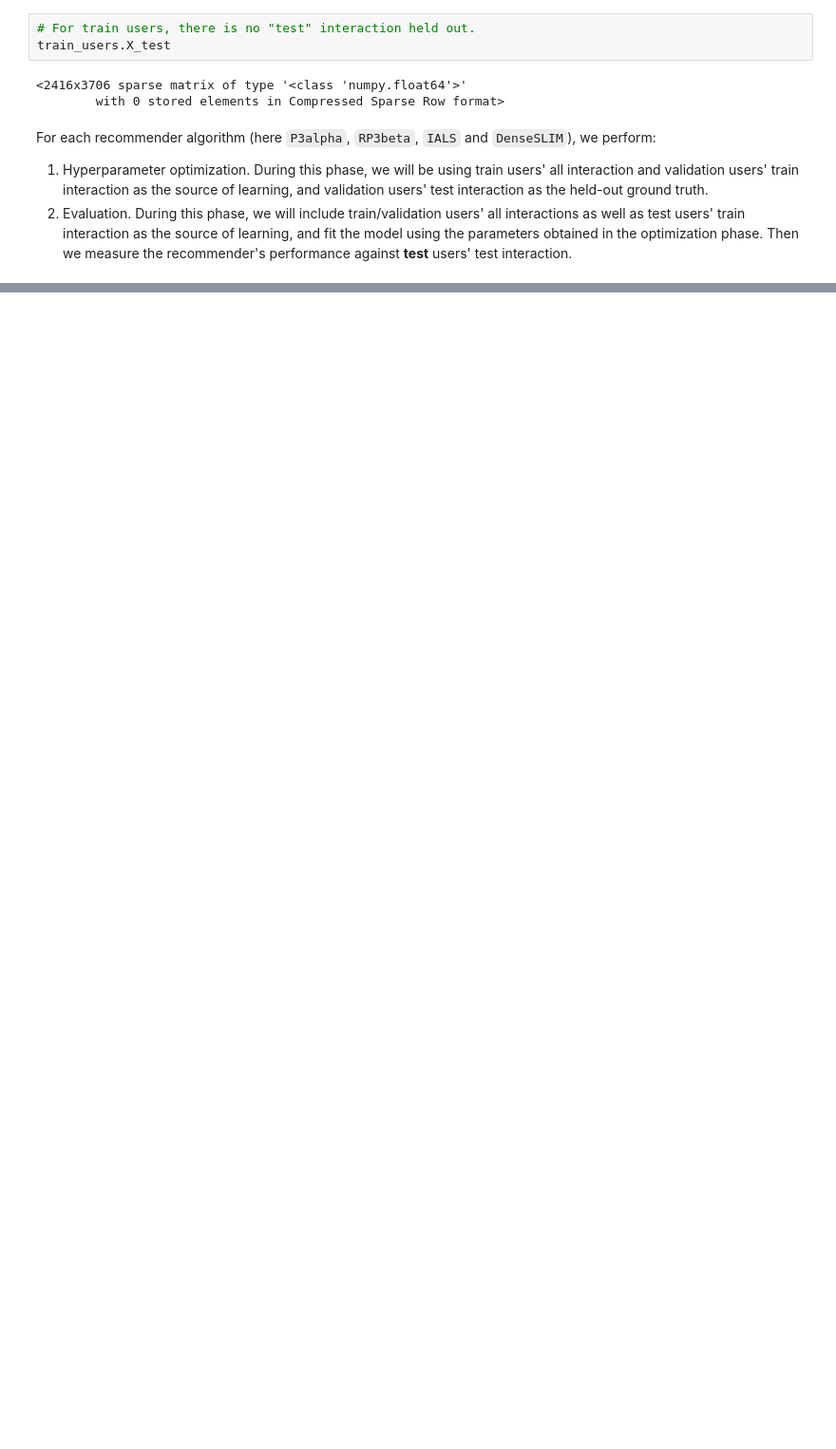
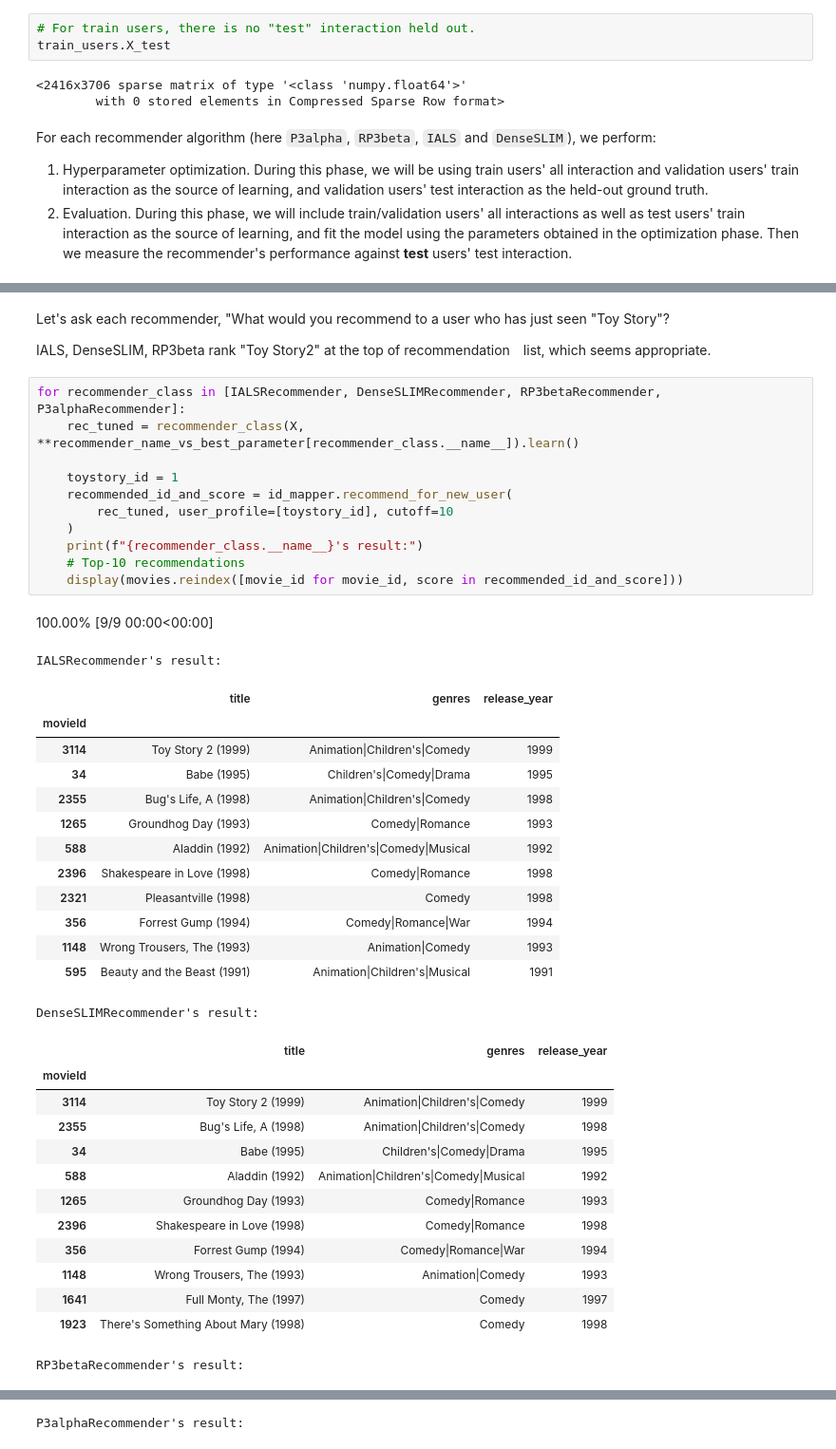
Before and after one commit to tohtsky/irspack, a Jupyter notebook: examples/hyperparameter-optimization.ipynb, the cells around one changed output, grey strips where cells are left out. Shown at 95% size. Cells and saved outputs as stored; diff of their text form; blank space fills up the shorter version.

```diff
--- a/examples/hyperparameter-optimization.ipynb
+++ b/examples/hyperparameter-optimization.ipynb
@@ -261,0 +240,44 @@ pd.DataFrame(test_results)
+# %% [markdown]
+Let's ask each recommender, "What would you recommend to a user who has just seen "Toy Story"?
+
+IALS, DenseSLIM, RP3beta rank "Toy Story2" at the top of recommendation　list, which seems appropriate.
+# %%
+for recommender_class in [IALSRecommender, DenseSLIMRecommender, RP3betaRecommender, P3alphaRecommender]:
+    rec_tuned = recommender_class(X, **recommender_name_vs_best_parameter[recommender_class.__name__]).learn()
+
+    toystory_id = 1
+    recommended_id_and_score = id_mapper.recommend_for_new_user(
+        rec_tuned, user_profile=[toystory_id], cutoff=10
+    )
+    print(f"{recommender_class.__name__}'s result:")
+    # Top-10 recommendations
+    display(movies.reindex([movie_id for movie_id, score in recommended_id_and_score]))
+# %% [output]
+100.00% [9/9 00:00<00:00]
+IALSRecommender's result:
+|  | title | genres | release_year |
+| movieId |  |  |  |
+| 3114 | Toy Story 2 (1999) | Animation|Children's|Comedy | 1999 |
+| 34 | Babe (1995) | Children's|Comedy|Drama | 1995 |
+| 2355 | Bug's Life, A (1998) | Animation|Children's|Comedy | 1998 |
+| 1265 | Groundhog Day (1993) | Comedy|Romance | 1993 |
+| 588 | Aladdin (1992) | Animation|Children's|Comedy|Musical | 1992 |
+| 2396 | Shakespeare in Love (1998) | Comedy|Romance | 1998 |
+| 2321 | Pleasantville (1998) | Comedy | 1998 |
+| 356 | Forrest Gump (1994) | Comedy|Romance|War | 1994 |
+| 1148 | Wrong Trousers, The (1993) | Animation|Comedy | 1993 |
+| 595 | Beauty and the Beast (1991) | Animation|Children's|Musical | 1991 |
+DenseSLIMRecommender's result:
+|  | title | genres | release_year |
+| movieId |  |  |  |
+| 3114 | Toy Story 2 (1999) | Animation|Children's|Comedy | 1999 |
+| 2355 | Bug's Life, A (1998) | Animation|Children's|Comedy | 1998 |
+| 34 | Babe (1995) | Children's|Comedy|Drama | 1995 |
+| 588 | Aladdin (1992) | Animation|Children's|Comedy|Musical | 1992 |
+| 1265 | Groundhog Day (1993) | Comedy|Romance | 1993 |
+| 2396 | Shakespeare in Love (1998) | Comedy|Romance | 1998 |
+| 356 | Forrest Gump (1994) | Comedy|Romance|War | 1994 |
+| 1148 | Wrong Trousers, The (1993) | Animation|Comedy | 1993 |
+| 1641 | Full Monty, The (1997) | Comedy | 1997 |
+| 1923 | There's Something About Mary (1998) | Comedy | 1998 |
+RP3betaRecommender's result:
@@ -261,0 +296 @@ pd.DataFrame(test_results)
+P3alphaRecommender's result:
```
Also changed, not shown: parts of 16 cells of this notebook, 47 other files.
